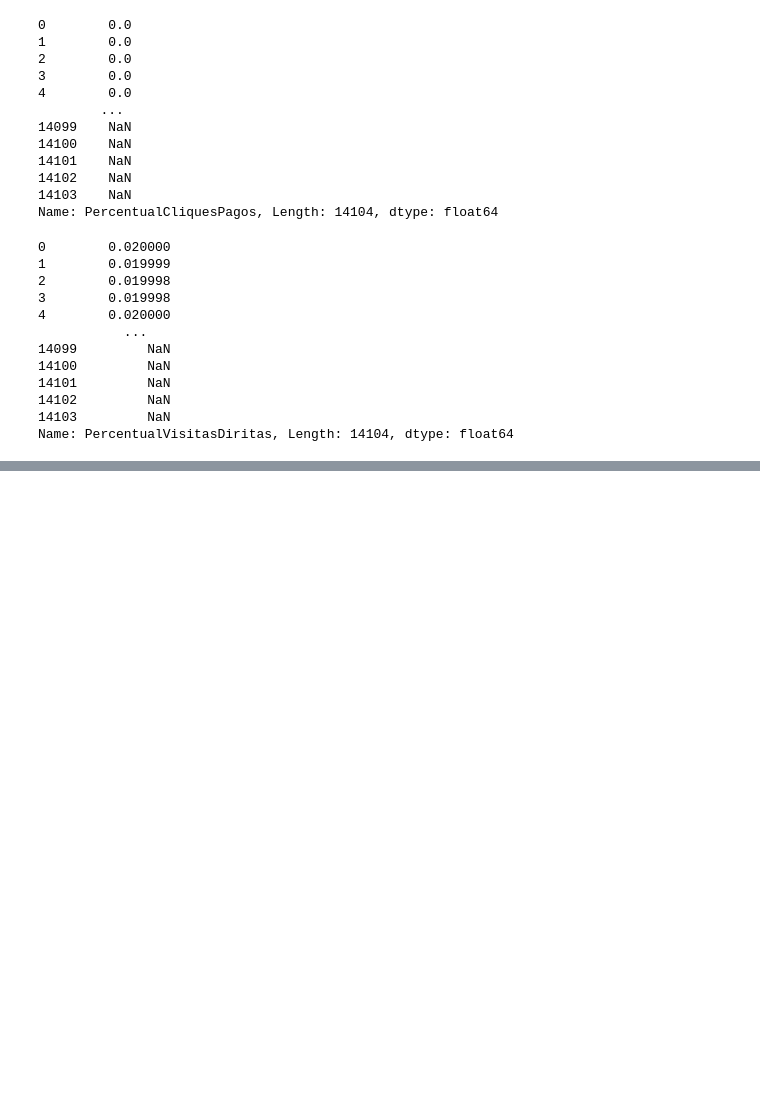
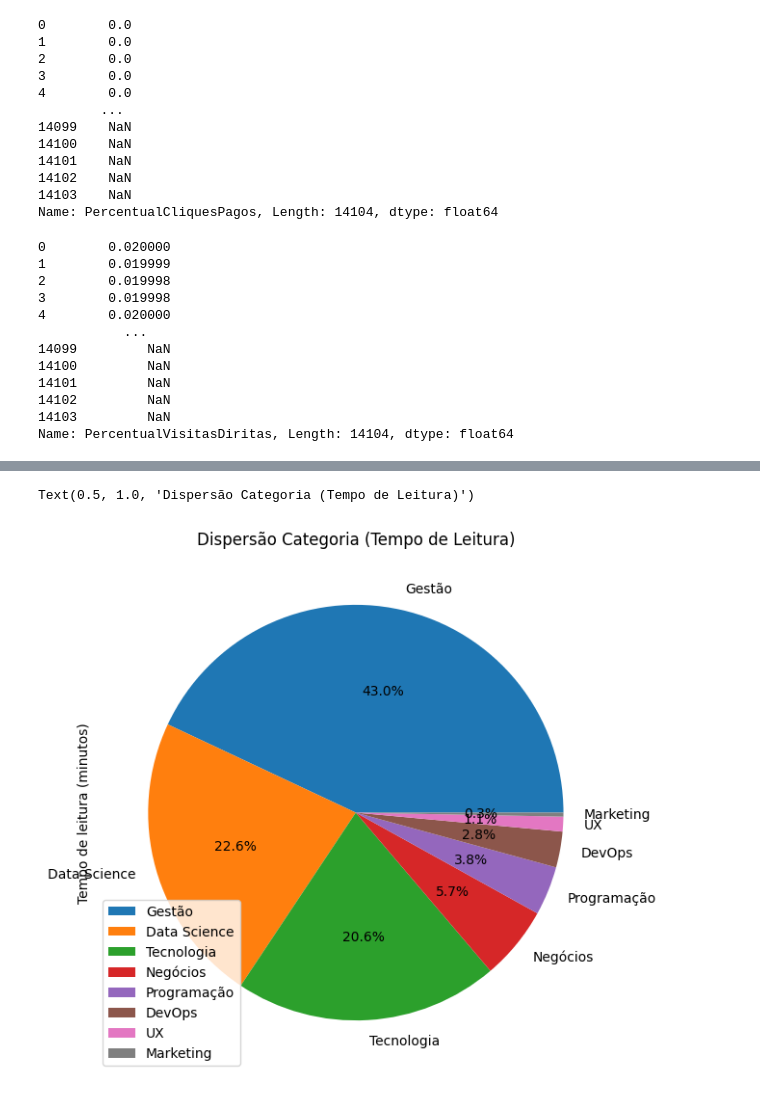
Before and after one commit to joseevilasio/ChallengeBI_Alura, a Jupyter notebook: analises_codfonte.ipynb, the cells around one changed output, grey strips where cells are left out. Saved outputs shown, nothing was run; the diff lists cells and outputs as text; code cells hidden in the pictures; blank space fills up the shorter version.

```diff
--- a/analises_codfonte.ipynb
+++ b/analises_codfonte.ipynb
@@ -111,0 +153,3 @@ dados_artigos["Visualizações"] = pd.to_numeric(dados_artigos["Visualizações"
+# %%
+lista_categorias = list(dados_artigos["Categoria"].unique())
+lista_categorias
@@ -215,0 +351,6 @@ Name: PercentualVisitasDiritas, Length: 14104, dtype: float64
+# %%
+# Agrupando categorias únicas e somando quantidade de tempo de leitura
+dadosCategoriasTempo = dados_artigos.groupby("Categoria")["Tempo de leitura (minutos)"].sum().reset_index()
+dadosCategoriasTempo = pd.DataFrame(dadosCategoriasTempo)
+dadosCategoriasTempo = dadosCategoriasTempo.sort_values(by="Tempo de leitura (minutos)", ascending=False)
+dadosCategoriasTempo
@@ -215,0 +367,7 @@ Name: PercentualVisitasDiritas, Length: 14104, dtype: float64
+# %%
+# Categorias por tempo de leitura- Gráfico
+graficoTempoCategoria = dadosCategoriasTempo.plot.pie(y="Tempo de leitura (minutos)", labels=lista_categorias, autopct='%1.1f%%', figsize=(7,7))
+graficoTempoCategoria.set_title("Dispersão Categoria (Tempo de Leitura)")
+# %% [output]
+Text(0.5, 1.0, 'Dispersão Categoria (Tempo de Leitura)')
+[figure, added]
```
Also changed, not shown: parts of 16 cells of this notebook.
